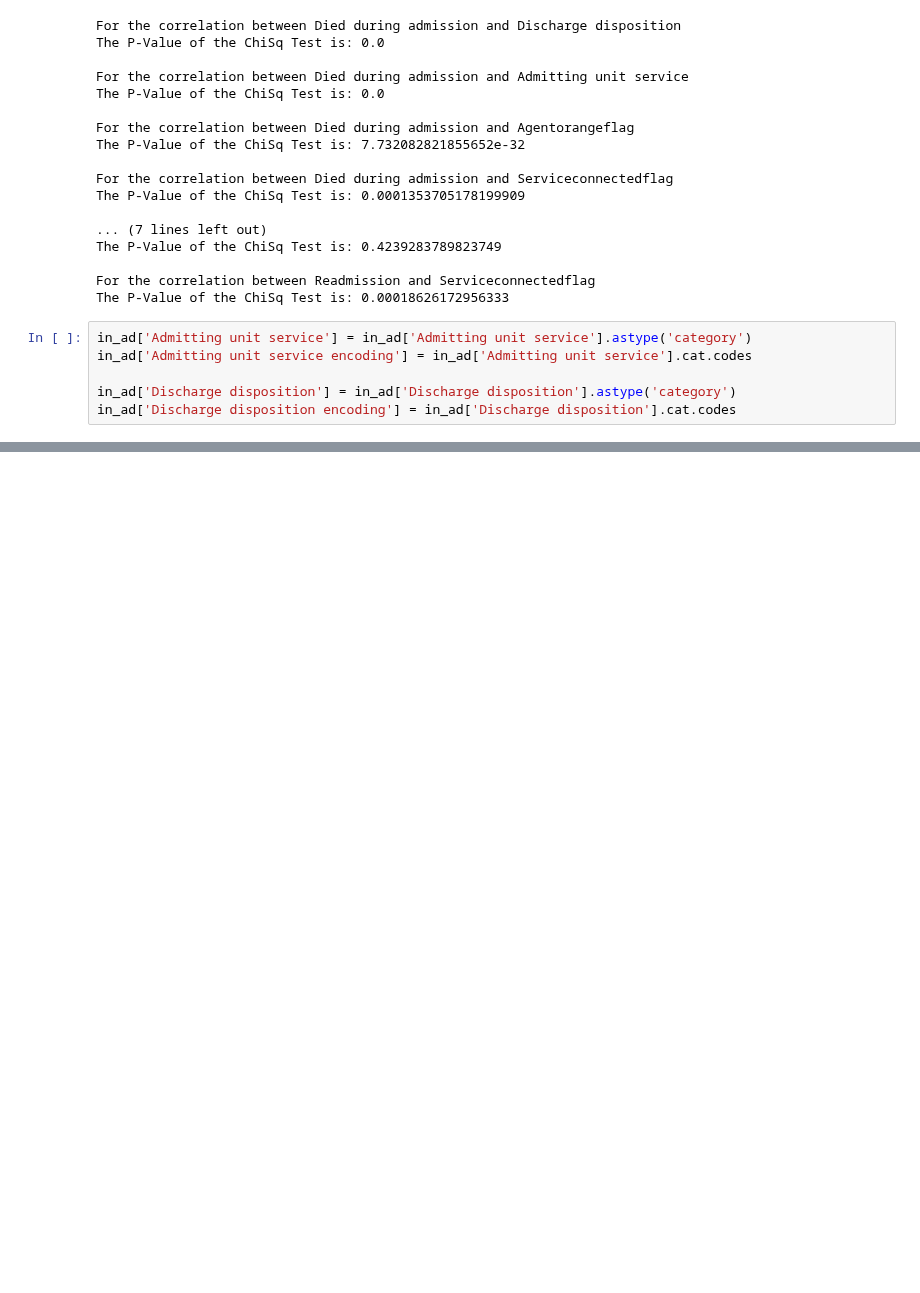
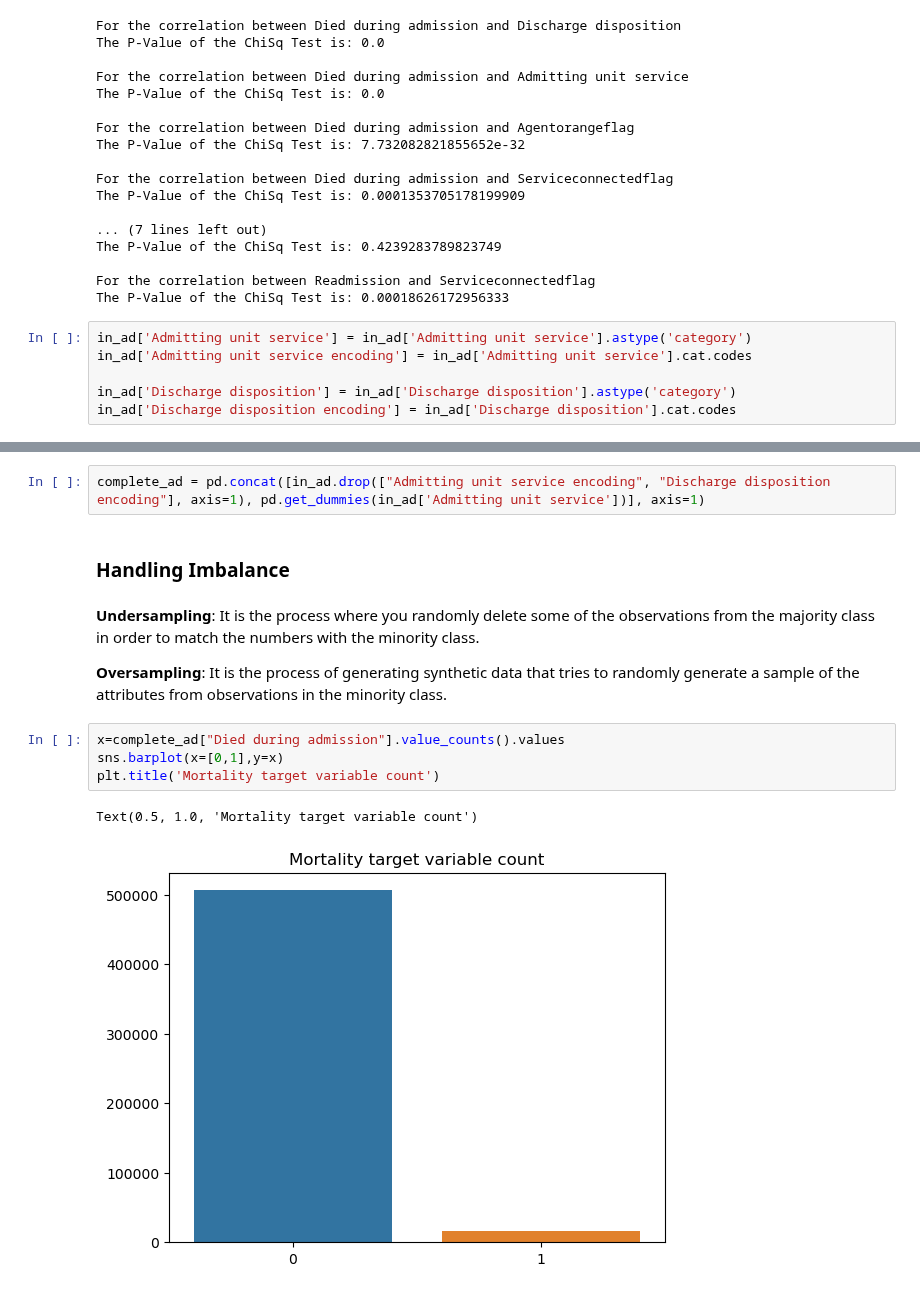
Before and after one commit to SpassMed-Projects/FDA, a Jupyter notebook: src/data/Inpatient_admission_EDA.ipynb, the cells around one changed output, grey strips where cells are left out. Saved outputs shown, nothing was run; the diff lists cells and outputs as text; blank space fills up the shorter version.

```diff
--- a/src/data/Inpatient_admission_EDA.ipynb
+++ b/src/data/Inpatient_admission_EDA.ipynb
@@ -358,0 +363,15 @@ sns.heatmap(in_ad[["Age at admission", "Serviceconnectedflag", "Agentorangeflag"
+# %%
+complete_ad = pd.concat([in_ad.drop(["Admitting unit service encoding", "Discharge disposition encoding"], axis=1), pd.get_dummies(in_ad['Admitting unit service'])], axis=1)
+# %% [markdown]
+### Handling Imbalance
+# %% [markdown]
+**Undersampling**: It is the process where you randomly delete some of the observations from the majority class in order to match the numbers with the minority class.
+
+**Oversampling**: It is the process of generating synthetic data that tries to randomly generate a sample of the attributes from observations in the minority class.
+# %%
+x=complete_ad["Died during admission"].value_counts().values
+sns.barplot(x=[0,1],y=x)
+plt.title('Mortality target variable count')
+# %% [output]
+Text(0.5, 1.0, 'Mortality target variable count')
+[figure, added]
```
Also changed, not shown: parts of 20 cells of this notebook.
